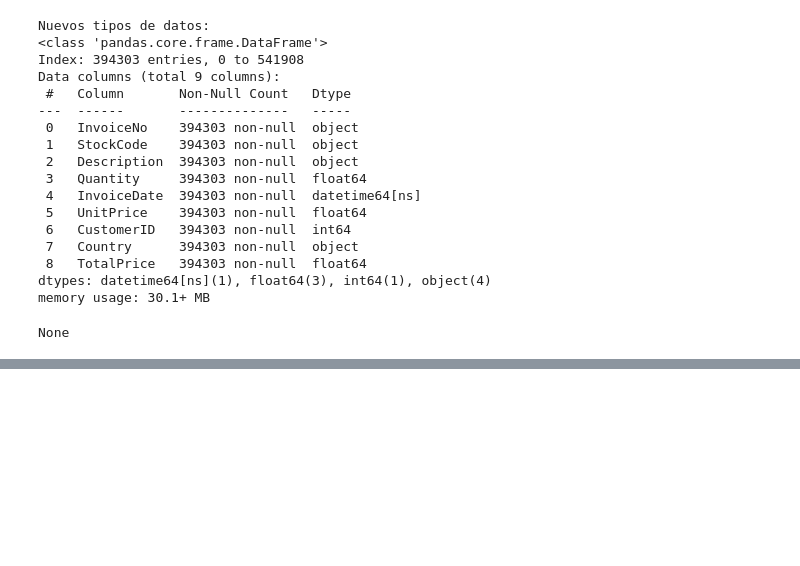
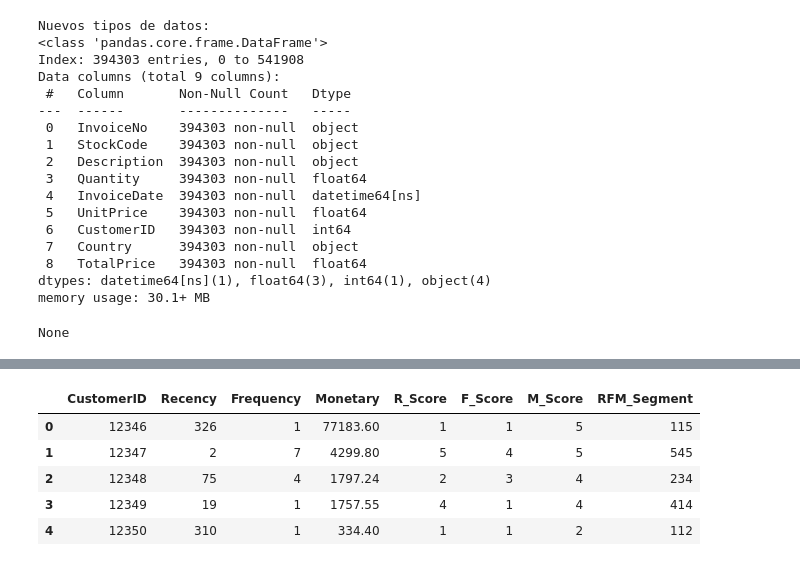
Before and after one commit to tecnojimbo/G5-ANALISISDATOS-EDA-, a Jupyter notebook: G5-AnalisisDatos-EDA.ipynb, the cells around one changed output, grey strips where cells are left out. Saved outputs shown, nothing was run; the diff lists cells and outputs as text; code cells hidden in the pictures; blank space fills up the shorter version.

Commit message:
Analisis RFM (Recencia - Frecuencia - Monetario) - dev-janzules

```diff
--- a/G5-AnalisisDatos-EDA.ipynb
+++ b/G5-AnalisisDatos-EDA.ipynb
@@ -163,0 +182,4 @@ None
+# %%
+# Calcular la fecha de instantánea para el análisis RFM
+snapshot_date = customerData['InvoiceDate'].max() + pd.Timedelta(days=1)
+print(f"Fecha de Instantánea para el Análisis RFM: {snapshot_date}")
@@ -163,0 +192,8 @@ None
+# %%
+rfm = customerData.groupby('CustomerID').agg(
+    Recency=('InvoiceDate', lambda date: (snapshot_date - date.max()).days),
+    Frequency=('InvoiceNo', 'nunique'),
+    Monetary=('TotalPrice', 'sum')
+).reset_index()
+
+display(rfm.head())
@@ -163,0 +213,30 @@ None
+# %%
+# Crear segmentos RFM usando quintiles
+
+# Manejar Recencia (un valor más bajo es mejor, puntuación más alta)
+r_categories = pd.qcut(rfm['Recency'], 5, duplicates='drop')
+r_scores_raw = r_categories.cat.codes
+# Invertir puntuaciones: el código raw más alto se mapea a la puntuación más alta (ej. 5)
+max_r_score_raw = len(r_categories.cat.categories) - 1
+rfm['R_Score'] = max_r_score_raw - r_scores_raw + 1
+
+# Manejar Frecuencia (un valor más alto es mejor, puntuación más alta)
+f_categories = pd.qcut(rfm['Frequency'], 5, duplicates='drop')
+rfm['F_Score'] = f_categories.cat.codes + 1 # Puntuaciones de 1 a k (número real de bins)
+
+# Manejar Monetario (un valor más alto es mejor, puntuación más alta)
+m_categories = pd.qcut(rfm['Monetary'], 5, duplicates='drop')
+rfm['M_Score'] = m_categories.cat.codes + 1 # Puntuaciones de 1 a k (número real de bins)
+
+# Concatenar puntuaciones RFM para crear un segmento RFM
+rfm['RFM_Segment'] = rfm['R_Score'].astype(str) + rfm['F_Score'].astype(str) + rfm['M_Score'].astype(str)
+
+# Mostrar las primeras filas con las nuevas puntuaciones y segmentos RFM
+display(rfm.head())
+# %% [output]
+|  | CustomerID | Recency | Frequency | Monetary | R_Score | F_Score | M_Score | RFM_Segment |
+| 0 | 12346 | 326 | 1 | 77183.60 | 1 | 1 | 5 | 115 |
+| 1 | 12347 | 2 | 7 | 4299.80 | 5 | 4 | 5 | 545 |
+| 2 | 12348 | 75 | 4 | 1797.24 | 2 | 3 | 4 | 234 |
+| 3 | 12349 | 19 | 1 | 1757.55 | 4 | 1 | 4 | 414 |
+| 4 | 12350 | 310 | 1 | 334.40 | 1 | 1 | 2 | 112 |
```
Also changed, not shown: parts of 6 cells of this notebook.
